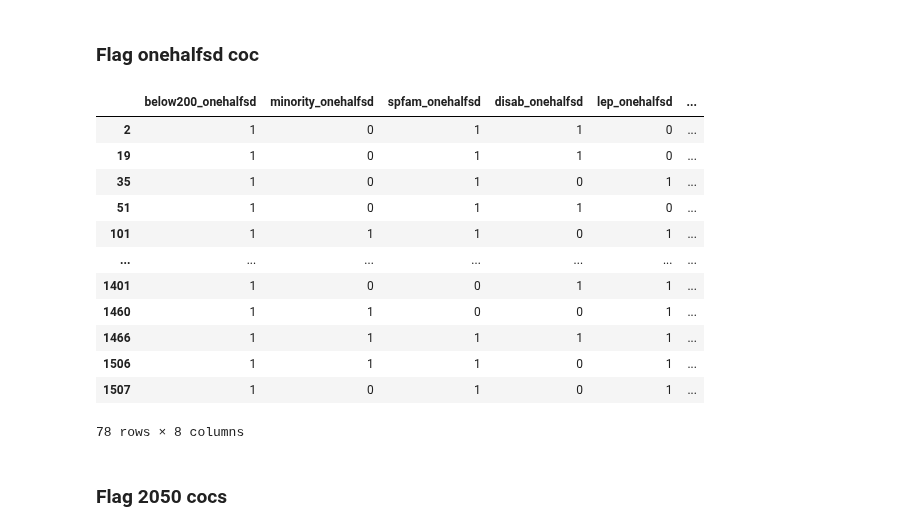
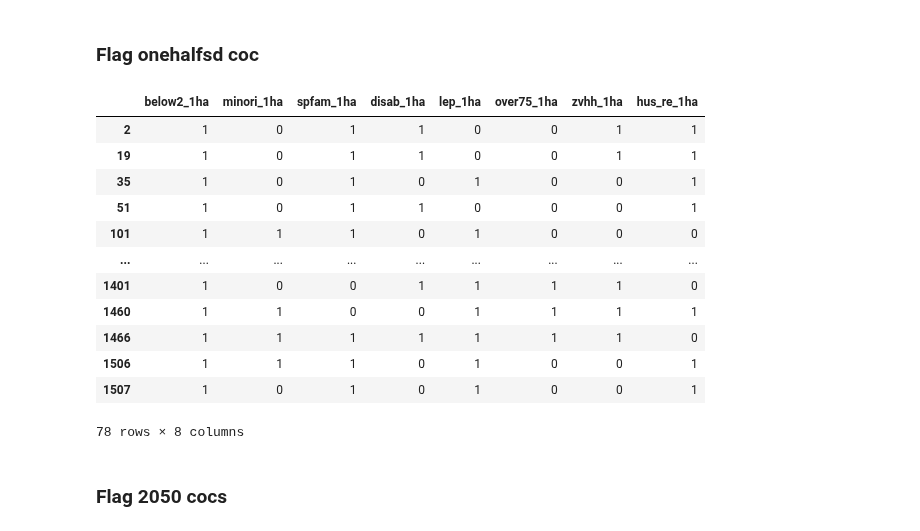
Before and after one commit to BayAreaMetro/Spatial-Analysis-Mapping-Projects, a Jupyter notebook: Project-Documentation/Communities-of-Concern/Communities of Concern 2020 (ACS 2014-2018).ipynb, the cells around one changed output. Saved outputs shown, nothing was run; the diff lists cells and outputs as text; code cells hidden in the pictures.

```diff
--- a/Project-Documentation/Communities-of-Concern/Communities of Concern 2020 (ACS 2014-2018).ipynb
+++ b/Project-Documentation/Communities-of-Concern/Communities of Concern 2020 (ACS 2014-2018).ipynb
@@ -305,13 +305,13 @@ cols_dict_onehalfsd = {'pct_over75':'over75_onehalfsd',
 # %%
 flag_mult_columns(acs_df,cols_dict_onehalfsd,1.5)
-# %%
-onehalfsd_cols_list = ['below200_onehalfsd',
-             'minority_onehalfsd',
-             'spfam_onehalfsd',
-             'disab_onehalfsd',
-             'lep_onehalfsd',
-             'over75_onehalfsd',
-             'zvhh_onehalfsd',
-             'hus_rent50_onehalfsd']
-acs_df['count_disadfact_onehalfsd'] = acs_df[onehalfsd_cols_list].sum(axis=1)
+# %%
+onehalfsd_cols_list = ['below2_1ha',
+             'minori_1ha',
+             'spfam_1ha',
+             'disab_1ha',
+             'lep_1ha',
+             'over75_1ha',
+             'zvhh_1ha',
+             'hus_re_1ha']
+acs_df['count_1ha'] = acs_df[onehalfsd_cols_list].sum(axis=1)
 # %%
@@ -333,33 +333,33 @@ acs_df[onehalfsd_cols_list][acs_df['count_disadfact_onehalfsd'] >= 1]
 # %% [markdown]
 ### Flag onehalfsd coc
 # %%
-onehalfsd_remain = ['spfam_onehalfsd',
-                 'disab_onehalfsd',
-                 'lep_onehalfsd',
-                 'over75_onehalfsd',
-                 'zvhh_onehalfsd',
-                 'hus_rent50_onehalfsd']
-onehalfsd_cond = (((acs_df['minority_onehalfsd'] == 1) &
-                (acs_df['below200_onehalfsd'] == 1)) |
-               ((acs_df['below200_onehalfsd'] == 1) &
+onehalfsd_remain = ['spfam_1ha',
+                 'disab_1ha',
+                 'lep_1ha',
+                 'over75_1ha',
+                 'zvhh_1ha',
+                 'hus_re_1ha']
+onehalfsd_cond = (((acs_df['minori_1ha'] == 1) &
+                (acs_df['below2_1ha'] == 1)) |
+               ((acs_df['below2_1ha'] == 1) &
                 (acs_df[onehalfsd_remain].sum(axis=1) >= 3))
               )
-acs_df['coc_pba2050_onehalfsd'] = np.where(onehalfsd_cond,1,0)
+acs_df['coc50_1ha'] = np.where(onehalfsd_cond,1,0)
 # %%
-acs_df[onehalfsd_cols_list][(acs_df['coc_pba2050_onehalfsd'] == 1)]
+acs_df[onehalfsd_cols_list][(acs_df['coc50_1ha'] == 1)]
 # %% [output]
-|  | below200_onehalfsd | minority_onehalfsd | spfam_onehalfsd | disab_onehalfsd | lep_onehalfsd | ... |
-| 2 | 1 | 0 | 1 | 1 | 0 | ... |
-| 19 | 1 | 0 | 1 | 1 | 0 | ... |
-| 35 | 1 | 0 | 1 | 0 | 1 | ... |
-| 51 | 1 | 0 | 1 | 1 | 0 | ... |
-| 101 | 1 | 1 | 1 | 0 | 1 | ... |
-| ... | ... | ... | ... | ... | ... | ... |
-| 1401 | 1 | 0 | 0 | 1 | 1 | ... |
-| 1460 | 1 | 1 | 0 | 0 | 1 | ... |
-| 1466 | 1 | 1 | 1 | 1 | 1 | ... |
-| 1506 | 1 | 1 | 1 | 0 | 1 | ... |
-| 1507 | 1 | 0 | 1 | 0 | 1 | ... |
+|  | below2_1ha | minori_1ha | spfam_1ha | disab_1ha | lep_1ha | over75_1ha | zvhh_1ha | hus_re_1ha |
+| 2 | 1 | 0 | 1 | 1 | 0 | 0 | 1 | 1 |
+| 19 | 1 | 0 | 1 | 1 | 0 | 0 | 1 | 1 |
+| 35 | 1 | 0 | 1 | 0 | 1 | 0 | 0 | 1 |
+| 51 | 1 | 0 | 1 | 1 | 0 | 0 | 0 | 1 |
+| 101 | 1 | 1 | 1 | 0 | 1 | 0 | 0 | 0 |
+| ... | ... | ... | ... | ... | ... | ... | ... | ... |
+| 1401 | 1 | 0 | 0 | 1 | 1 | 1 | 1 | 0 |
+| 1460 | 1 | 1 | 0 | 0 | 1 | 1 | 1 | 1 |
+| 1466 | 1 | 1 | 1 | 1 | 1 | 1 | 1 | 0 |
+| 1506 | 1 | 1 | 1 | 0 | 1 | 0 | 0 | 1 |
+| 1507 | 1 | 0 | 1 | 0 | 1 | 0 | 0 | 1 |
 78 rows × 8 columns
 # %% [markdown]
 ### Flag 2050 cocs
```
Also changed, not shown: parts of 50 cells of this notebook.
